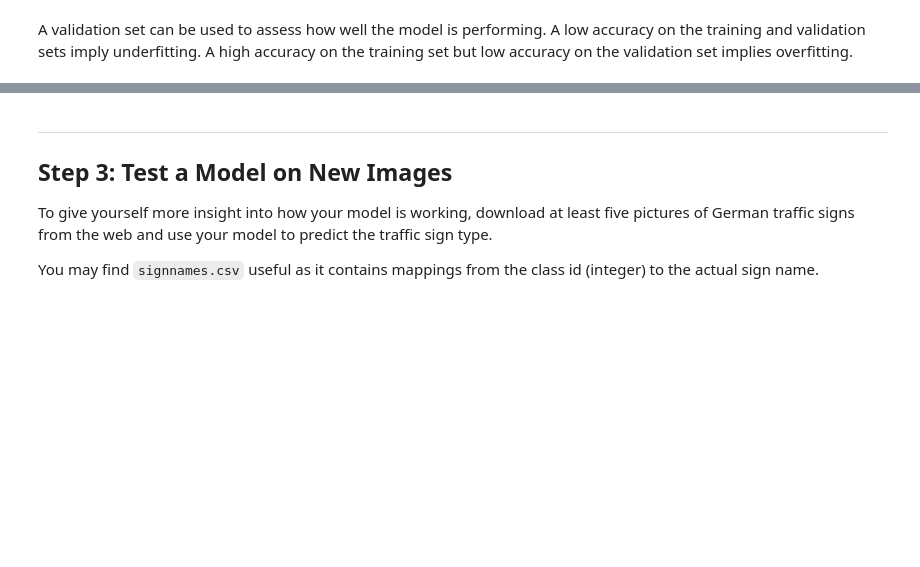
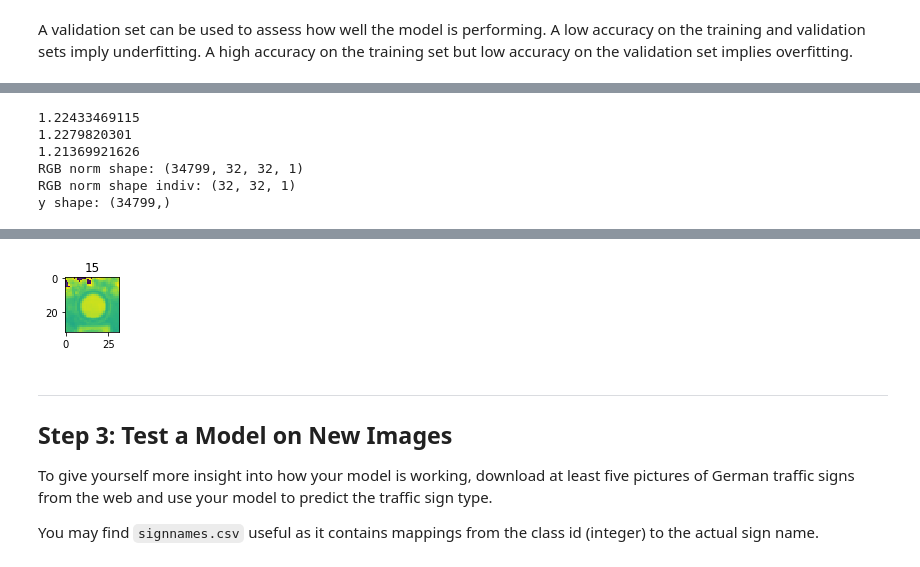
Before and after one commit to hiwenny/LeNetTrafficSigns, a Jupyter notebook: Traffic_Sign_Classifier.ipynb, the cells around one changed output, grey strips where cells are left out. Drawn from its saved outputs; the diff is of its cells as text; code cells hidden in the pictures; blank space fills up the shorter version.

```diff
--- a/Traffic_Sign_Classifier.ipynb
+++ b/Traffic_Sign_Classifier.ipynb
@@ -380,0 +438,73 @@ with tf.Session() as sess:
+# %%
+# NORMALIZED GRAY
+
+# Normalization to center the image value distribution at 0.
+# As recommended, image normalization is by (x - 128) / 128
+X_train_normalized_gray = (X_train_gray - 128)/128
+X_test_normalized_gray = (X_test_gray - 128)/128
+X_validation_normalized_gray = (X_validation_gray - 128)/128
+
+print(np.mean(X_train_normalized_gray))
+print(np.mean(X_test_normalized_gray))
+print(np.mean(X_validation_normalized_gray))
+print('RGB norm shape:', X_train_normalized_gray.shape)
+print('RGB norm shape indiv:', X_train_normalized_gray[0].shape)
+print('y shape:', y_train.shape)
+# %% [output]
+1.22433469115
+1.2279820301
+1.21369921626
+RGB norm shape: (34799, 32, 32, 1)
+RGB norm shape indiv: (32, 32, 1)
+y shape: (34799,)
+# %%
+image_shape = X_train_normalized_gray[0].shape
+x = tf.placeholder(tf.float32, (None, 32, 32, image_shape[2]))
+y = tf.placeholder(tf.int32, (None))
+one_hot_y = tf.one_hot(y, n_classes)
+
+rate = 0.001
+
+logits = LeNet(x, image_shape, n_classes)
+cross_entropy = tf.nn.softmax_cross_entropy_with_logits(labels=one_hot_y, logits=logits)
+loss_operation = tf.reduce_mean(cross_entropy)
+optimizer = tf.train.AdamOptimizer(learning_rate = rate)
+training_operation = optimizer.minimize(loss_operation)
+
+correct_prediction = tf.equal(tf.argmax(logits, 1), tf.argmax(one_hot_y, 1))
+accuracy_operation = tf.reduce_mean(tf.cast(correct_prediction, tf.float32))
+saver = tf.train.Saver()
+
+N_EPOCHS = 10
+index = random.randint(0, len(X_train_normalized_gray))
+image = X_train_normalized_gray[index].squeeze()
+
+plt.figure(figsize=(1,1))
+plt.title(y_train[index])
+plt.imshow(image)
+
+X_train_normalized_gray, y_train = shuffle(X_train_normalized_gray, y_train)
+
+with tf.Session() as sess:
+    sess.run(tf.global_variables_initializer())
+    num_examples = len(X_train_normalized_gray)
+
+    print("Training normalized gray...")
+    print()
+    for i in range(N_EPOCHS):
+        X_train_normalized_gray, y_train = shuffle(X_train_normalized_gray, y_train)
+        for offset in range(0, num_examples, BATCH_SIZE):
+            end = offset + BATCH_SIZE
+            batch_x, batch_y = X_train_normalized_gray[offset:end], y_train[offset:end]
+            sess.run(training_operation, feed_dict={x: batch_x, y: batch_y})
+
+        validation_accuracy = evaluate(X_validation_normalized_gray, y_validation)
+        print("EPOCH {} ...".format(i+1))
+        print("Validation Accuracy = {:.3f}".format(validation_accuracy))
+        print()
+
+    saver.save(sess, './lenetnormalizedgray')
+    print("Model saved")
+
+sess.close()
+# %% [output]
@@ -381,3 +528,4 @@ with tf.Session() as sess:
+[figure, added]
 # %%
 # WARNING
 # only run if satisfied with performance!
```
Also changed, not shown: parts of 9 cells of this notebook, 7 other files.
